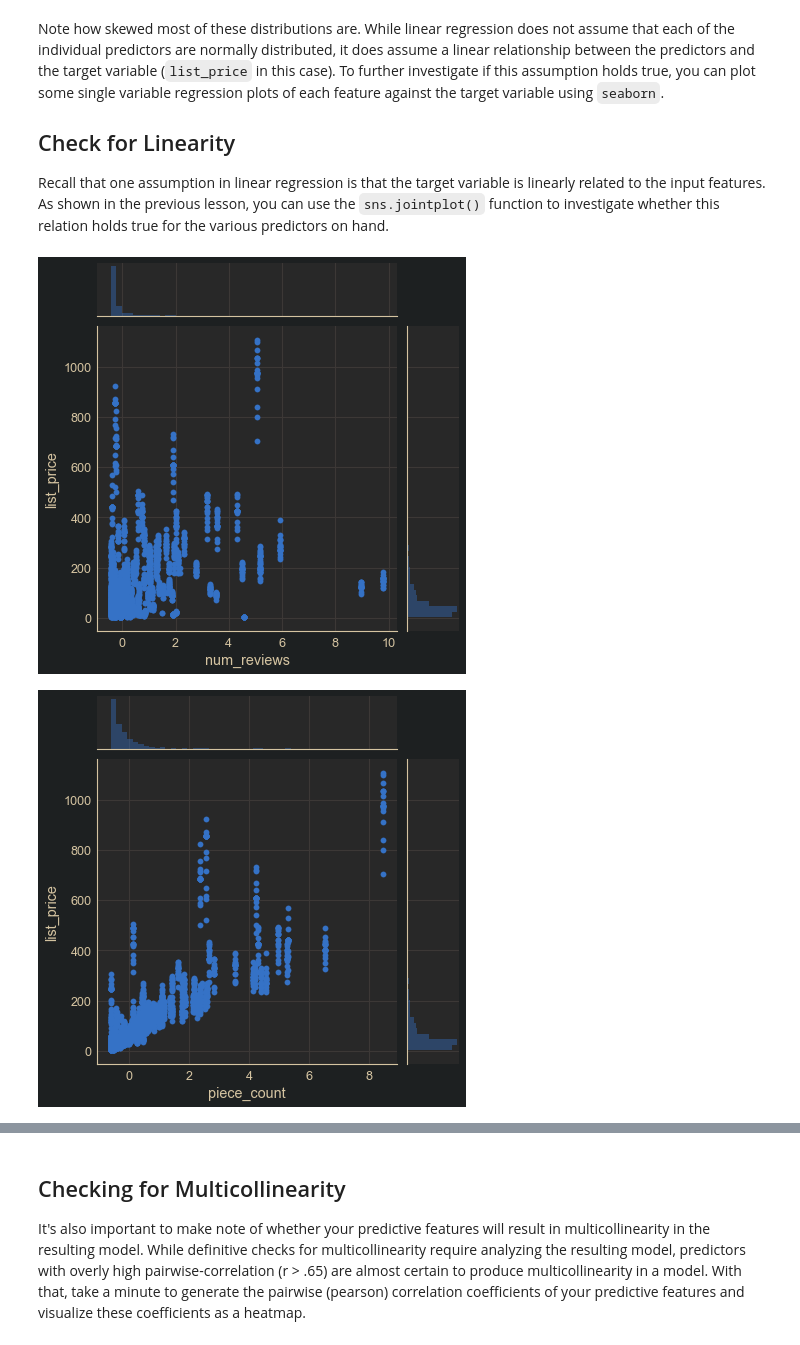
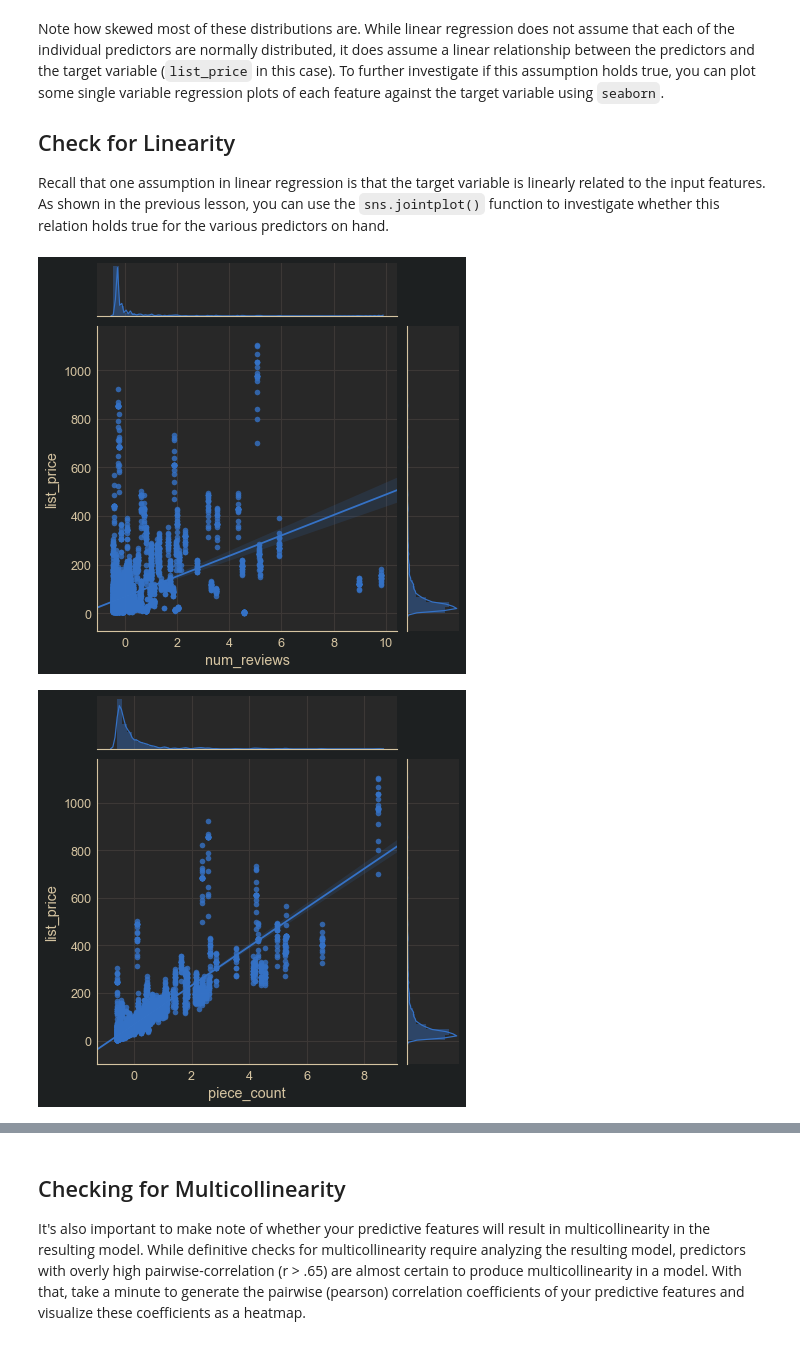
Before and after one commit to FoamoftheSea/dsc-exploring-your-data-lab-online-ds-sp-000, a Jupyter notebook: index.ipynb, the cells around one changed output, grey strips where cells are left out. Drawn from its saved outputs; the diff is of its cells as text; code cells hidden in the pictures.

```diff
--- a/index.ipynb
+++ b/index.ipynb
@@ -59,5 +59,3 @@ df.describe()
 8 rows × 103 columns
 # %% [markdown]
 - Use pandas to plot histograms for all the numeric variables in the dataset.
-# %%
-plt.rcParams.keys()
@@ -93,11 +73,11 @@ Note how skewed most of these distributions are. While linear regression does no
 
 Recall that one assumption in linear regression is that the target variable is linearly related to the input features. As shown in the previous lesson, you can use the `sns.jointplot()` function to investigate whether this relation holds true for the various predictors on hand.
 # %%
-sns.jointplot(df.num_reviews, df.list_price);
+sns.jointplot(df.num_reviews, df.list_price, kind='reg');
 # %% [output]
-[figure, old version]
+[figure, new version]
 # %%
-sns.jointplot(df.piece_count, df.list_price);
+sns.jointplot(df.piece_count, df.list_price, kind='reg');
 # %% [output]
-[figure, old version]
+[figure, new version]
 # %%
```
Also changed, not shown: parts of 5 cells of this notebook.
